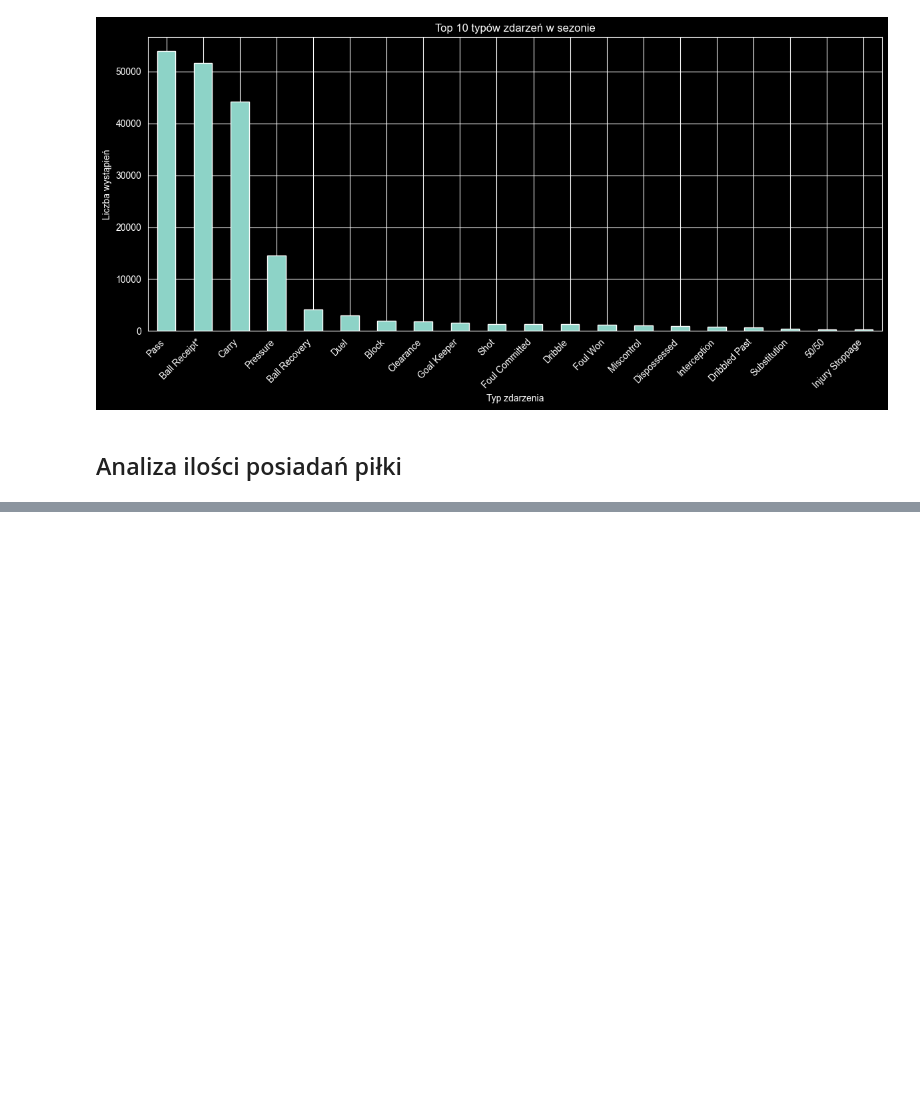
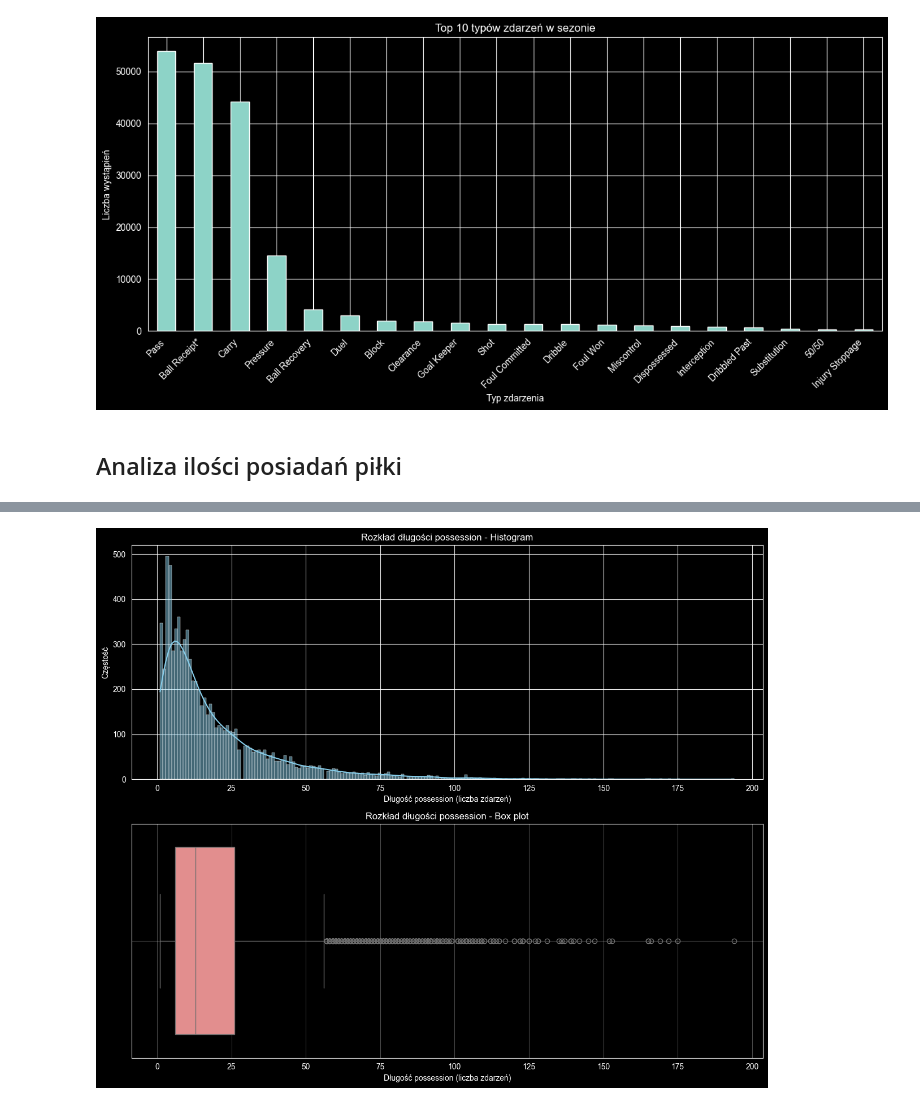
Before and after one commit to tmorcinek/statsbomb-scout, a Jupyter notebook: src/analysis/analysis.ipynb, the cells around one changed output, grey strips where cells are left out. Cells and saved outputs as stored; diff of their text form; code cells hidden in the pictures; blank space fills up the shorter version.

Commit message:
adding possession analysis to jupiter notebook.

```diff
--- a/src/analysis/analysis.ipynb
+++ b/src/analysis/analysis.ipynb
@@ -160,3 +160,30 @@ plt.show()
 [figure]
 # %% [markdown]
 ## Analiza ilości posiadań piłki
+# %%
+def analyze_possessions(events_df: pd.DataFrame) -> pd.DataFrame:
+    return events_df.groupby('possession').agg(
+        game_id=('game_id', 'first'),
+        possession_team=('possession_team_name', 'first'),
+        length=('possession', 'size'),
+        start_position=('location', 'first'),
+        end_position=('location', 'last'),
+        period_id=('period_id', 'first'),
+        start_timestamp=('timestamp', 'first'),
+        end_timestamp=('timestamp', 'last')
+    ).reset_index()
+# %%
+from src.data.data_loader import _filter_relevant_events
+
+def analyze_all_matches(matches) -> pd.DataFrame:
+    return pd.concat((
+        analyze_possessions(_filter_relevant_events(
+            events.assign(type=events["type_name"])
+            .sort_values("index", kind="mergesort")
+            .pipe(lambda df: df[df['team_id'] == df['possession_team_id']])
+        ))
+        for _, events in matches
+    ), ignore_index=True)
+# %%
+possessions_df = analyze_all_matches(matches)
+possessions_df.head(10)
@@ -162,0 +260,20 @@ plt.show()
+# %%
+"""Create a histogram and KDE plot for possession length distribution"""
+fig, axes = plt.subplots(2, 1, figsize=(12, 10))
+
+# Histogram with KDE
+sns.histplot(data=possessions_df, x='length', kde=True, bins=200, ax=axes[0], color='skyblue')
+axes[0].set_xlabel('Długość possession (liczba zdarzeń)')
+axes[0].set_ylabel('Częstość')
+axes[0].set_title(f'Rozkład długości possession - Histogram')
+axes[0].grid(alpha=0.9)
+
+# Box plot
+sns.boxplot(data=possessions_df, x='length', ax=axes[1], color='lightcoral')
+axes[1].set_xlabel('Długość possession (liczba zdarzeń)')
+axes[1].set_title(f'Rozkład długości possession - Box plot')
+axes[1].grid(alpha=0.3)
+
+plt.tight_layout()
+# %% [output]
+[figure, added]
```
Also changed, not shown: parts of 7 cells of this notebook.
